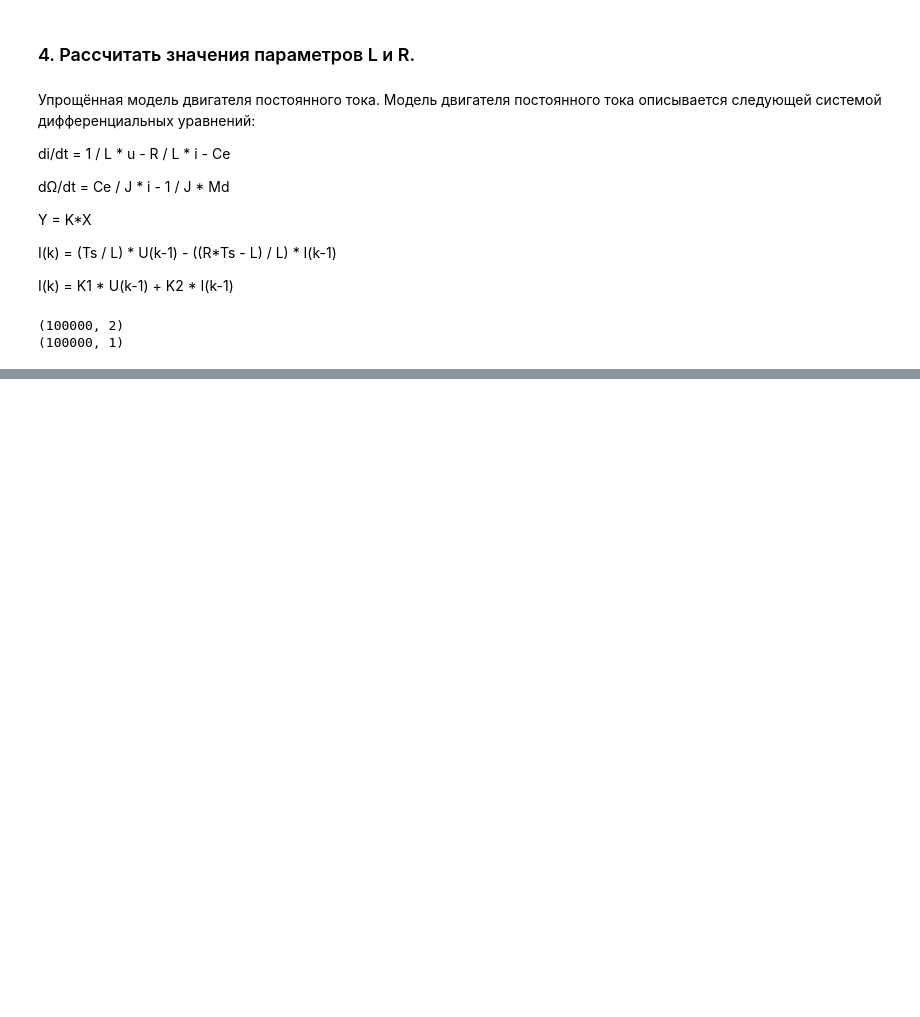
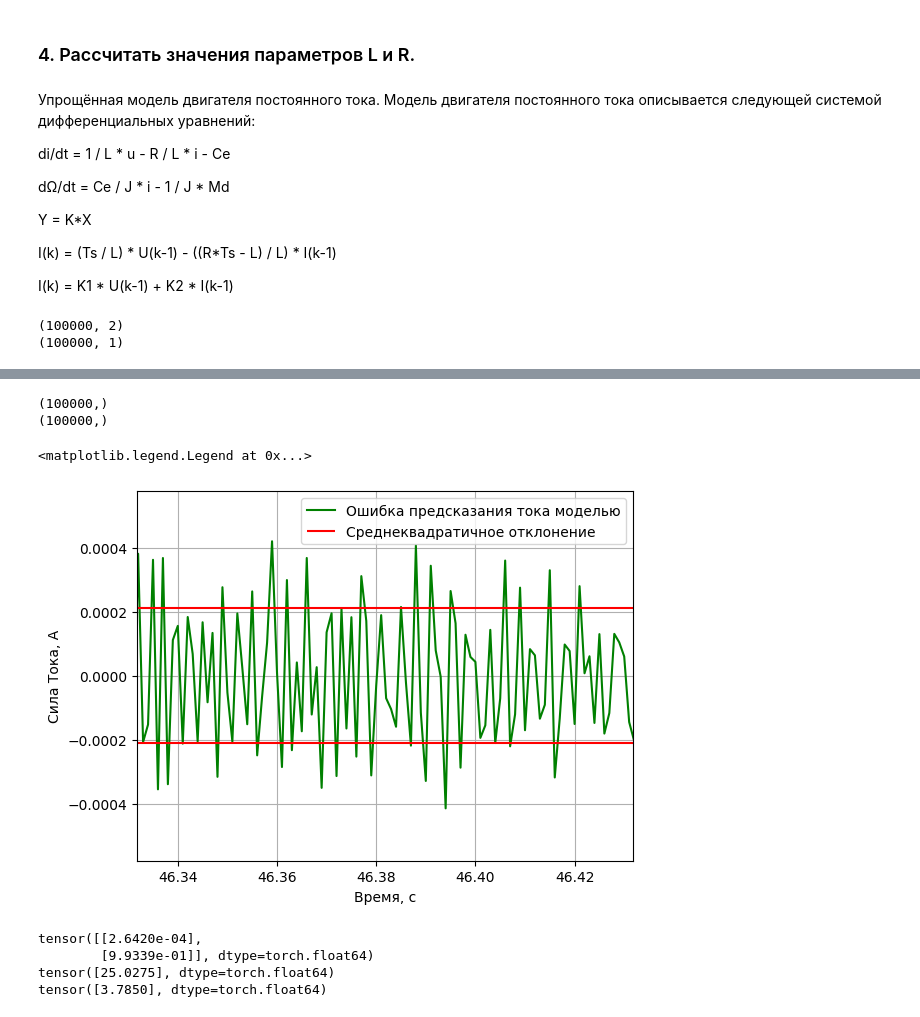
Before and after one commit to d3dx13/CyberPhysical-Systems-and-Technologies-2022, a Jupyter notebook: lab1/lab1.ipynb, the cells around one changed output, grey strips where cells are left out. Cells and saved outputs as stored; diff of their text form; code cells hidden in the pictures; blank space fills up the shorter version.

Commit message:
lab1 - Придумал, что взять как среднеквадратичное отклонение

```diff
--- a/lab1/lab1.ipynb
+++ b/lab1/lab1.ipynb
@@ -100,4 +82,7 @@ Y = np.transpose(np.array([dataset_dict["current"], ]))
 # %%
+X = np.transpose(np.concatenate([np.array([dataset_dict["voltage"], ]), np.array([dataset_dict["current"], ])], axis=0))
+Y = np.transpose(np.array([dataset_dict["current"], ]))
+
 # X : n*k
 # K : k*1
 # X * K = Y
@@ -108,6 +93,9 @@ Y = Y[1:, :]  # I(k)
 
 print(X.shape)
 print(Y.shape)
+
+X_tensor = torch.tensor(X, device=cuda, dtype=torch.float64)
+Y_tensor = torch.tensor(Y, device=cuda, dtype=torch.float64)
 # %% [output]
 (100000, 2)
 (100000, 1)
@@ -136,8 +144,9 @@ tensor([[ 1.0018e-05,  9.9972e-06,  9.9773e-06,  ..., -9.4187e-06,
 # %%
-K_approx = torch.mm(X_psi, Y_tensor)
-print(K_approx)
+e2_Y = torch.mm(Y_tensor.T - torch.mm(X_tensor, K_approx).T, Y_tensor - torch.mm(X_tensor, K_approx))
+sigma2_Y = torch.divide(e2_Y, Y_tensor.shape[0])
 
-e2_Y = torch.mm(Y_tensor.T - torch.mm(X_tensor, K_approx).T, Y_tensor - torch.mm(X_tensor, K_approx))
+sigma_Y = torch.sqrt(sigma2_Y)
+sigma_Y = sigma_Y.cpu().numpy()[0][0]
 
-print(e2_Y)
+print(sigma_Y)
 # %% [output]
@@ -178,13 +173,35 @@ RuntimeError: mat1 and mat2 shapes cannot be multiplied (1x1 and 2x100000)
+# %%
+print(Y_predict.T[0].shape)
+print(dataset_dict["current"][1:].shape)
+
+plt.plot(dataset_dict["time"][1:], dataset_dict["current"][1:] - Y_predict.T[0], 'g')
+plt.hlines([-sigma_Y, sigma_Y], dataset_dict["time"][0], dataset_dict["time"][-1], 'r')
+plt.xlim(time_interval)
+plt.grid()
+plt.xlabel('Время, с')
+plt.ylabel('Сила Тока, А')
+plt.legend(["Ошибка предсказания тока моделью", "Среднеквадратичное отклонение"])
+# %% [output]
+(100000,)
+(100000,)
+<matplotlib.legend.Legend at 0x...>
+[figure, added]
 # %%
+K = K_approx.cpu()
+print(K)
+
 Td = 0.001
 
-R = 1/K[0]*(1-K[1])
-T = -Td / np.log(K[1])
+L = Td / K[0]
+R = (L - K[1] * L) / Td
 
-L = T*R
-
-
+print(R)
 print(L)
+# %% [output]
+tensor([[2.6420e-04],
+        [9.9339e-01]], dtype=torch.float64)
+tensor([25.0275], dtype=torch.float64)
+tensor([3.7850], dtype=torch.float64)
 # %%
 Td = 0.001
 
```
Also changed, not shown: parts of 22 cells of this notebook, 9 other files.
